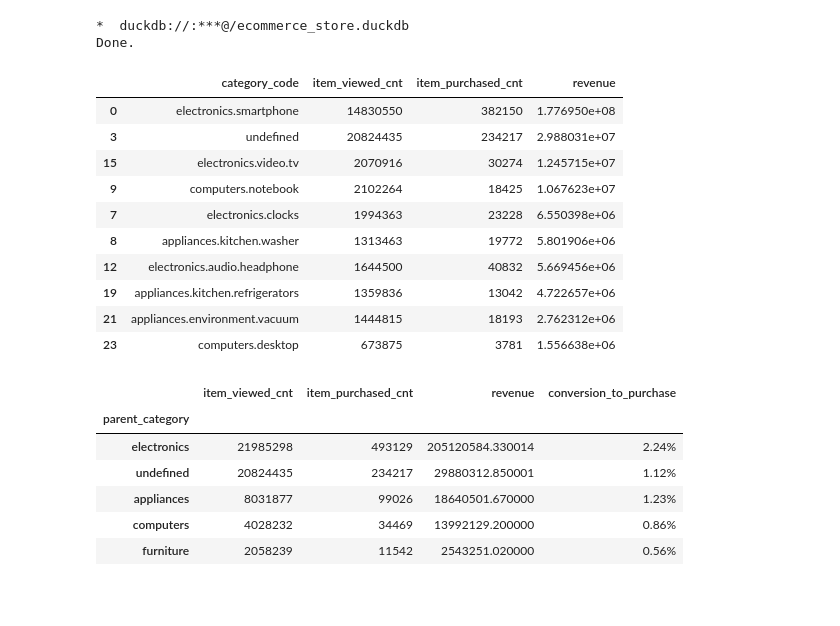
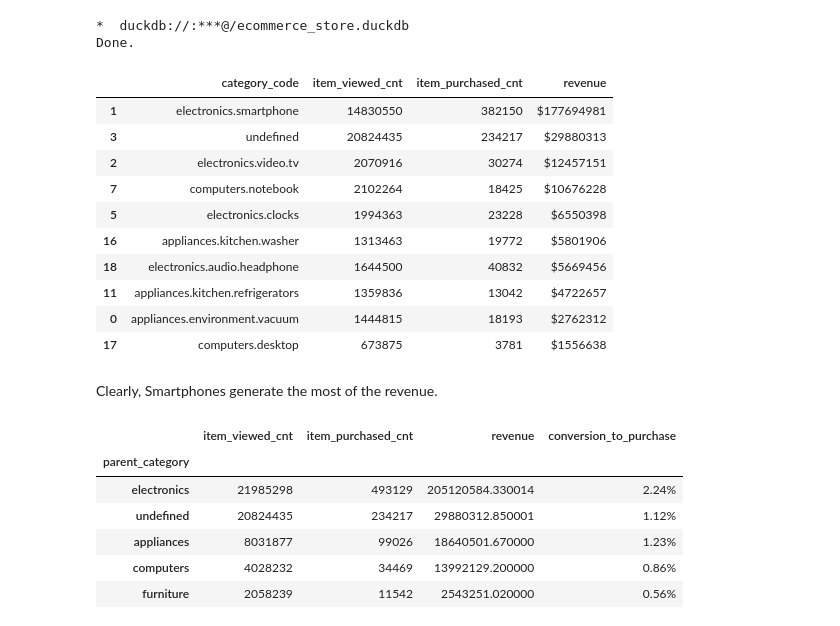
Before and after one commit to pbilinskyi/ecommerce-user-bahevior-analysis, a Jupyter notebook: [analysis] user_behavior.ipynb, the cells around one changed output. Saved outputs shown, nothing was run; the diff lists cells and outputs as text; code cells hidden in the pictures; blank space fills up the shorter version.

```diff
--- a/[analysis] user_behavior.ipynb
+++ b/[analysis] user_behavior.ipynb
@@ -298,19 +298,21 @@ group by category_code
 *  duckdb://:***@/ecommerce_store.duckdb
 Done.
 # %%
-df_category_stat.sort_values('revenue', ascending=False).head(10)
+df_category_stat.sort_values('revenue', ascending=False).head(10).style.format({'revenue': '${:.0f}'}).bar(subset=['revenue'])
 # %% [output]
 |  | category_code | item_viewed_cnt | item_purchased_cnt | revenue |
-| 0 | electronics.smartphone | 14830550 | 382150 | 1.776950e+08 |
-| 3 | undefined | 20824435 | 234217 | 2.988031e+07 |
-| 15 | electronics.video.tv | 2070916 | 30274 | 1.245715e+07 |
-| 9 | computers.notebook | 2102264 | 18425 | 1.067623e+07 |
-| 7 | electronics.clocks | 1994363 | 23228 | 6.550398e+06 |
-| 8 | appliances.kitchen.washer | 1313463 | 19772 | 5.801906e+06 |
-| 12 | electronics.audio.headphone | 1644500 | 40832 | 5.669456e+06 |
-| 19 | appliances.kitchen.refrigerators | 1359836 | 13042 | 4.722657e+06 |
-| 21 | appliances.environment.vacuum | 1444815 | 18193 | 2.762312e+06 |
-| 23 | computers.desktop | 673875 | 3781 | 1.556638e+06 |
+| 1 | electronics.smartphone | 14830550 | 382150 | $177694981 |
+| 3 | undefined | 20824435 | 234217 | $29880313 |
+| 2 | electronics.video.tv | 2070916 | 30274 | $12457151 |
+| 7 | computers.notebook | 2102264 | 18425 | $10676228 |
+| 5 | electronics.clocks | 1994363 | 23228 | $6550398 |
+| 16 | appliances.kitchen.washer | 1313463 | 19772 | $5801906 |
+| 18 | electronics.audio.headphone | 1644500 | 40832 | $5669456 |
+| 11 | appliances.kitchen.refrigerators | 1359836 | 13042 | $4722657 |
+| 0 | appliances.environment.vacuum | 1444815 | 18193 | $2762312 |
+| 17 | computers.desktop | 673875 | 3781 | $1556638 |
+# %% [markdown]
+Clearly, Smartphones generate the most of the revenue.
 # %%
 df_category_stat['parent_category'] = df_category_stat['category_code'].apply(lambda s: s.split('.')[0])
 df_category_stat = df_category_stat.groupby('parent_category')[['item_viewed_cnt', 'item_purchased_cnt', 'revenue']].sum().sort_values('revenue', ascending=False)
```
Also changed, not shown: parts of 3 cells of this notebook.
